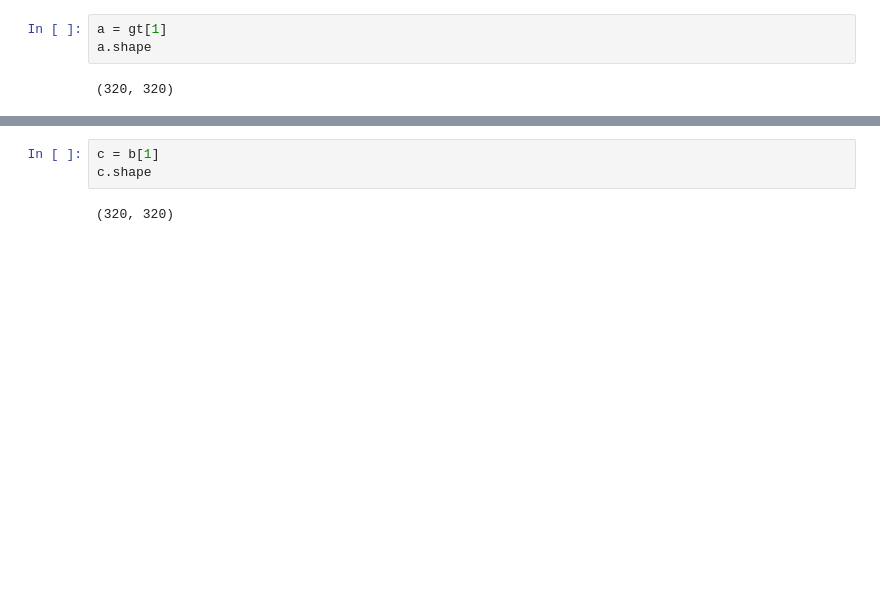
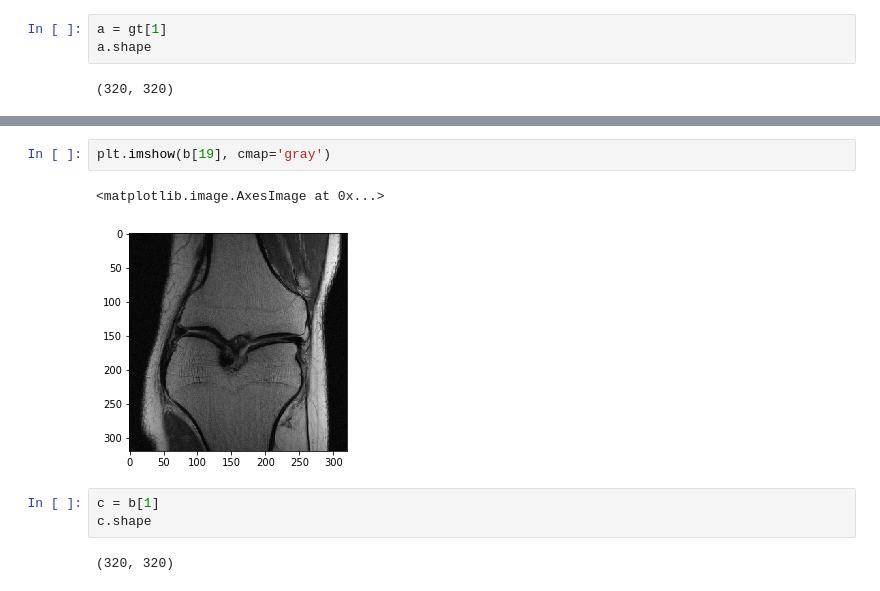
Before and after one commit to hasibzunair/res-unet-fastmri, a Jupyter notebook: eda.ipynb, the cells around one changed output, grey strips where cells are left out. Drawn from its saved outputs; the diff is of its cells as text; blank space fills up the shorter version.

```diff
--- a/eda.ipynb
+++ b/eda.ipynb
@@ -114,3 +114,8 @@ b.shape
+# %%
+plt.imshow(b[19], cmap='gray')
+# %% [output]
+<matplotlib.image.AxesImage at 0x...>
+[figure, added]
 # %%
 c = b[1]
 c.shape
```
Also changed, not shown: parts of 14 cells of this notebook, 2 other files.
